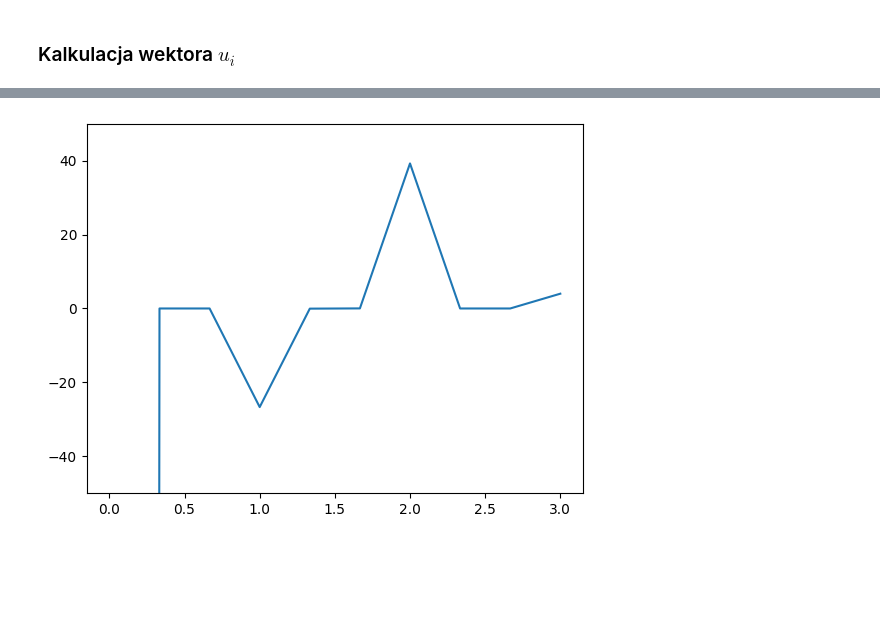
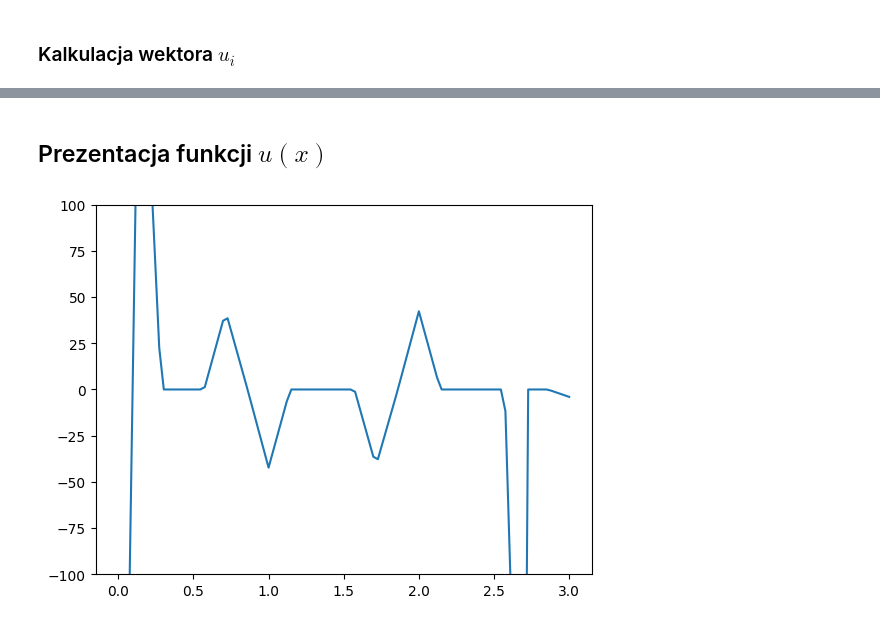
Before and after one commit to matzayonc/differential-equation, a Jupyter notebook: flow.ipynb, the cells around one changed output, grey strips where cells are left out. Cells and saved outputs as stored; diff of their text form; code cells hidden in the pictures; blank space fills up the shorter version.

```diff
--- a/flow.ipynb
+++ b/flow.ipynb
@@ -95,7 +93,0 @@ def b(up, vp, n, left=0, right=3):
-# %%
-def l(v, n, left=1, right=2):
-    xs = np.linspace(left, right, n)
-    ys = np.array([v(x) for x in xs]).reshape(1, -1)[0]
-
-    b = np.trapz(ys, x=xs)
-    return k * b
@@ -104,11 +93,0 @@ def l(v, n, left=1, right=2):
-# %%
-points = np.linspace(left, right, n+2)
-V = np.array([e(points[i], w, i==0, i==n+1) for i in range(n+2)])
-dV = np.array([de(points[i], w, i==0, i==n+1) for i in range(n+2)])
-
-
-show_points = np.linspace(left, right, (n+2)*10)
-for i in range(n+2):
-    plt.plot(show_points, [V[i](x) for x in show_points])
-    plt.scatter(show_points, [dV[i](x) for x in show_points])
-plt.show()
@@ -120,0 +114,11 @@ B = [[b(dV[i], dV[j], m) for i in range(1, n+1)] for j in range(1, n+1)]
+# %%
+xs = np.linspace(0, 3, N + 2)
+dV = np.array([de(xs[i], w, i==0, i==n-1) for i in range(0, N+2)])
+V = np.array([e(xs[i], w, i==0, i==n-1) for i in range(0, N+2)])
+
+for i in range(n+2):
+    plt.plot(xs, [V[i](x) for x in xs ])
+    plt.scatter(xs, [dV[i](x) for x in xs ])
+plt.show()
+
+B = [[b(dV[i], dV[j], m) for i in range(1, n+1)] for j in range(1, n+1)]
@@ -122,5 +128,12 @@ B = [[b(dV[i], dV[j], m) for i in range(1, n+1)] for j in range(1, n+1)]
 ## Vector of $l_i = L(e_i) + 5B(e_0, e_i) + 4B(e_n, e_i)$
 
 $\stackrel{\sim}{L}(v) = k\int_1^2vdx +5B(e_0, v) + 4B(e_n, v)$
+# %%
+def l(v, m):
+    xs = np.linspace(1,2,m)
+    ys = np.array([v(x)*k for x in xs]).reshape(1, -1)[0]
+    i = np.trapz(ys, x=xs)
+    plt.plot(xs, ys)
+    return i
 # %%
 L = np.array([l(V[i], m) + 5*b(dV[0], dV[i], m) + 4*b(dV[n+1], dV[i], m) for i in range(1,n+1)])
@@ -157,13 +173,16 @@ print(U)
+# %% [markdown]
+## Prezentacja funkcji $u(x)$
 # %%
-u = lambda x: sum([U[i] * V[i](x) for i in range(n)]) - 5 * V[0](x) + 4 * V[n+1](x)
+u = lambda x: sum([U[i] * V[i](x) for i in range(n)]) - 5 * V[0](x) - 4 * V[n+1](x)
 
-xs = np.linspace(0, 3, 10)
+xs = np.linspace(0, 3, 100)
 ys = np.array([u(x) for x in xs]).reshape(1, -1)[0]
 
 # plt.scatter
 plt.plot(xs, ys)
 ys = plt.gca()
-ys.set_ylim([-50, 50])
+ys.set_ylim([-100, 100])
+plt.savefig('plot_n'+ str(N) +'.png')
 plt.show()
 # %% [output]
-[figure, old version]
+[figure, new version]
```
Also changed, not shown: parts of 12 cells of this notebook, 9 other files.
